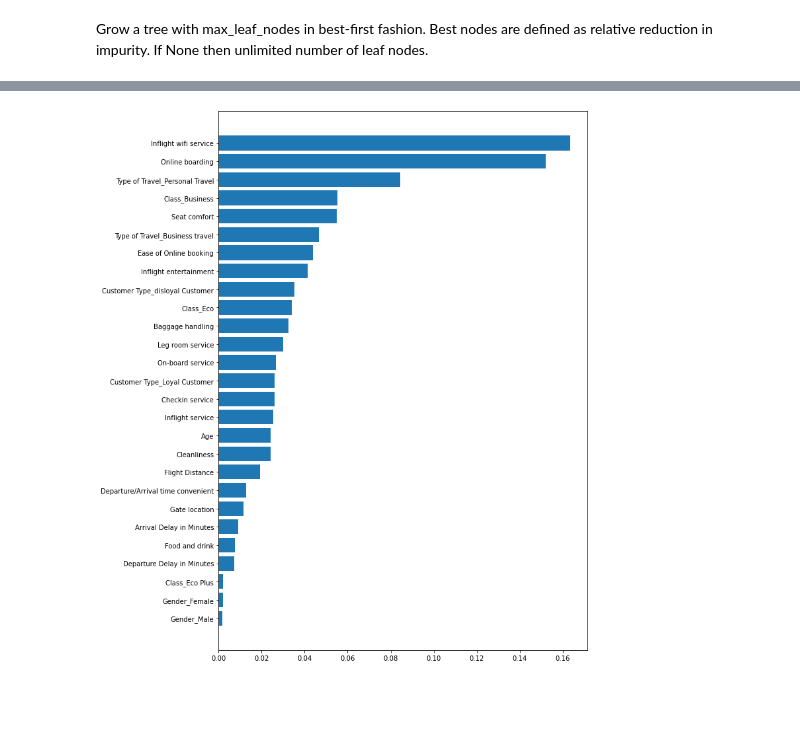
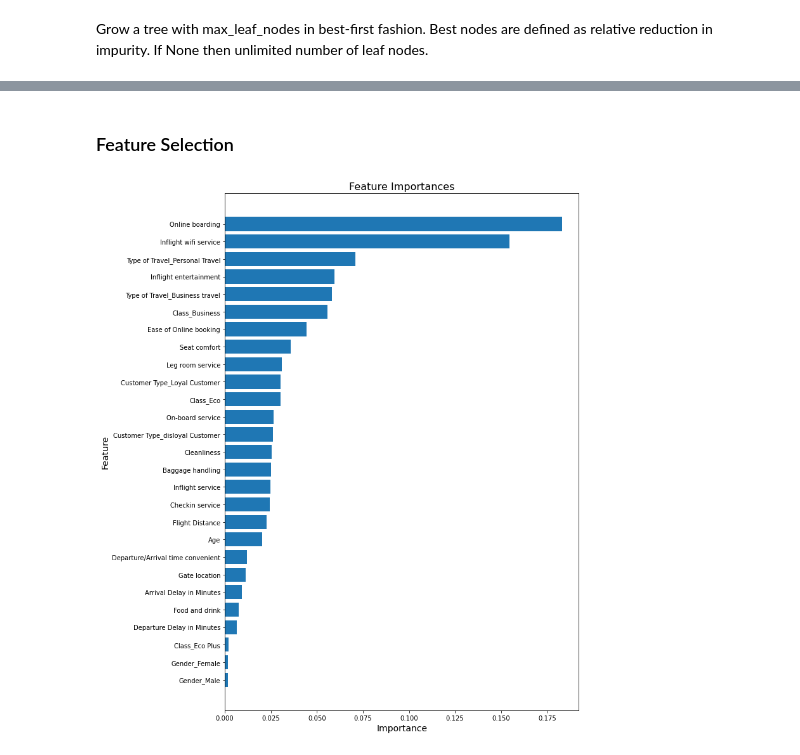
Before and after one commit to gpala7077/Classifying_Airline_Customer_Satisfication, a Jupyter notebook: Final_Project_random_forest.ipynb, the cells around one changed output, grey strips where cells are left out. Saved outputs shown, nothing was run; the diff lists cells and outputs as text; code cells hidden in the pictures; blank space fills up the shorter version.

```diff
--- a/Final_Project_random_forest.ipynb
+++ b/Final_Project_random_forest.ipynb
@@ -324,13 +316,15 @@ Confussion matrix
 # %%
 rf = RandomForestClassifier( min_samples_split=13,
-                             min_samples_leaf=4,
+                             min_samples_leaf=3,
                              max_depth=25,
                              criterion='entropy',
                              class_weight=None,
-                             n_estimators=50,
+                             max_leaf_nodes=1600,
+                             n_estimators=40,
                              n_jobs=-1)
 
 fit = rf.fit(X_train_s, y_train)
+predicted = fit.predict(X_test_s)
 train_eval_score = rf.score(X_train_s, y_train)
 test_eval_score = rf.score(X_test_s, y_test)
 
@@ -367,5 +384,13 @@ array(['Gender_Male', 'Gender_Female', 'Class_Eco Plus',
+# %% [markdown]
+### Feature Selection
 # %%
-plt.figure(figsize=(10,15))
+p = rf.feature_importances_.argsort()
+
+plt.figure(figsize=(10,15));
 plt.barh(feature_names[p], rf.feature_importances_[p]);
+plt.title("Feature Importances", size=16);
+plt.xlabel("Importance", size=14);
+plt.ylabel("Feature", size=14);
+plt.show();
 # %% [output]
-[figure, old version]
+[figure, new version]
```
Also changed, not shown: parts of 32 cells of this notebook.
